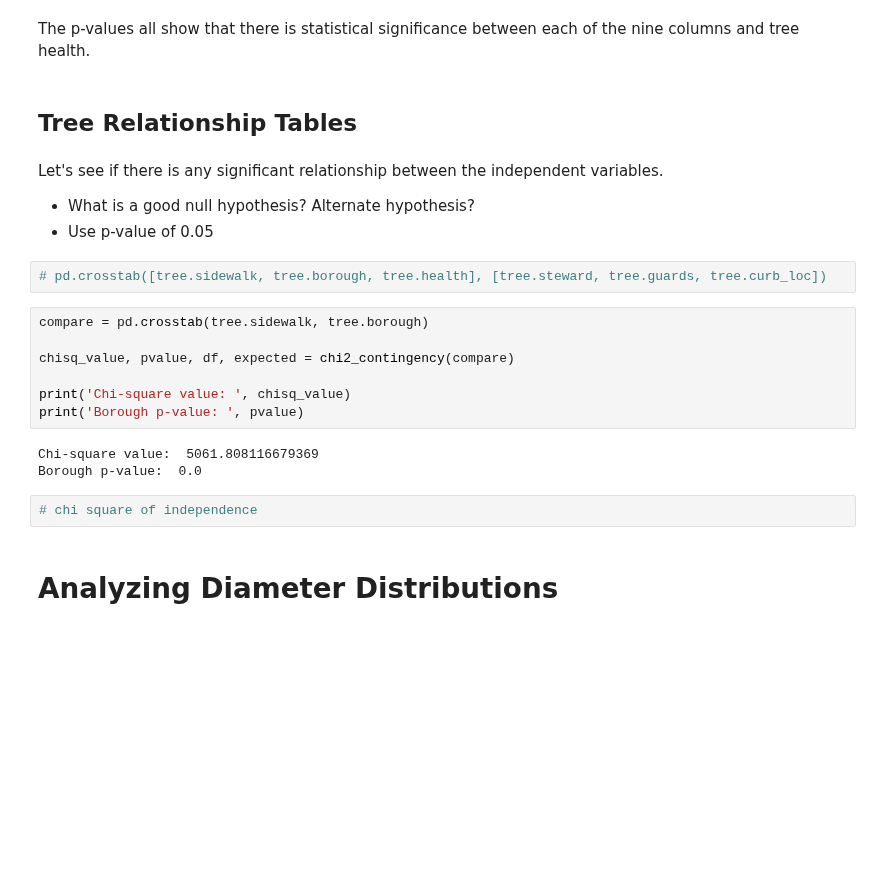
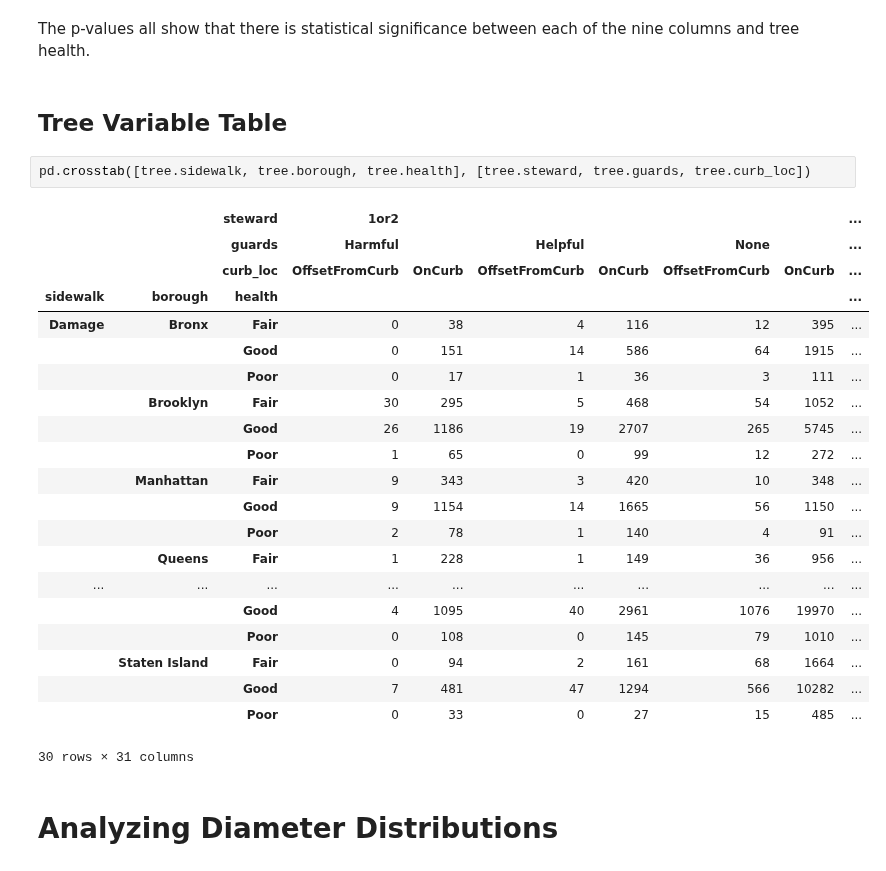
Before and after one commit to annasophiat/tree-health-census, a Jupyter notebook: tree_census_statistical_analysis.ipynb, the cells around one changed output. Cells and saved outputs as stored; diff of their text form; blank space fills up the shorter version.

```diff
--- a/tree_census_statistical_analysis.ipynb
+++ b/tree_census_statistical_analysis.ipynb
@@ -334,26 +332,31 @@ display(rt_tk_bh_values)
 # %% [markdown]
 The p-values all show that there is statistical significance between each of the nine columns and tree health.
 # %% [markdown]
-## Tree Relationship Tables
+## Tree Variable Table
-# %% [markdown]
-Let's see if there is any significant relationship between the independent variables.
-
-- What is a good null hypothesis? Alternate hypothesis?
-- Use p-value of 0.05
 # %%
-# pd.crosstab([tree.sidewalk, tree.borough, tree.health], [tree.steward, tree.guards, tree.curb_loc])
+pd.crosstab([tree.sidewalk, tree.borough, tree.health], [tree.steward, tree.guards, tree.curb_loc])
+# %% [output]
+|  |  | steward | 1or2 |  |  |  |  |  | ... |
+|  |  | guards | Harmful |  | Helpful |  | None |  | ... |
+|  |  | curb_loc | OffsetFromCurb | OnCurb | OffsetFromCurb | OnCurb | OffsetFromCurb | OnCurb | ... |
+| sidewalk | borough | health |  |  |  |  |  |  | ... |
+| Damage | Bronx | Fair | 0 | 38 | 4 | 116 | 12 | 395 | ... |
+|  |  | Good | 0 | 151 | 14 | 586 | 64 | 1915 | ... |
+|  |  | Poor | 0 | 17 | 1 | 36 | 3 | 111 | ... |
+|  | Brooklyn | Fair | 30 | 295 | 5 | 468 | 54 | 1052 | ... |
+|  |  | Good | 26 | 1186 | 19 | 2707 | 265 | 5745 | ... |
+|  |  | Poor | 1 | 65 | 0 | 99 | 12 | 272 | ... |
+|  | Manhattan | Fair | 9 | 343 | 3 | 420 | 10 | 348 | ... |
+|  |  | Good | 9 | 1154 | 14 | 1665 | 56 | 1150 | ... |
+|  |  | Poor | 2 | 78 | 1 | 140 | 4 | 91 | ... |
+|  | Queens | Fair | 1 | 228 | 1 | 149 | 36 | 956 | ... |
+| ... | ... | ... | ... | ... | ... | ... | ... | ... | ... |
+|  |  | Good | 4 | 1095 | 40 | 2961 | 1076 | 19970 | ... |
+|  |  | Poor | 0 | 108 | 0 | 145 | 79 | 1010 | ... |
+|  | Staten Island | Fair | 0 | 94 | 2 | 161 | 68 | 1664 | ... |
+|  |  | Good | 7 | 481 | 47 | 1294 | 566 | 10282 | ... |
+|  |  | Poor | 0 | 33 | 0 | 27 | 15 | 485 | ... |
+30 rows × 31 columns
-# %%
-compare = pd.crosstab(tree.sidewalk, tree.borough)
-
-chisq_value, pvalue, df, expected = chi2_contingency(compare)
-
-print('Chi-square value: ', chisq_value)
-print('Borough p-value: ', pvalue)
-# %% [output]
-Chi-square value:  5061.808116679369
-Borough p-value:  0.0
-# %%
-# chi square of independence
 # %% [markdown]
 # Analyzing Diameter Distributions
 # %% [markdown]
```
Also changed, not shown: parts of 20 cells of this notebook.
